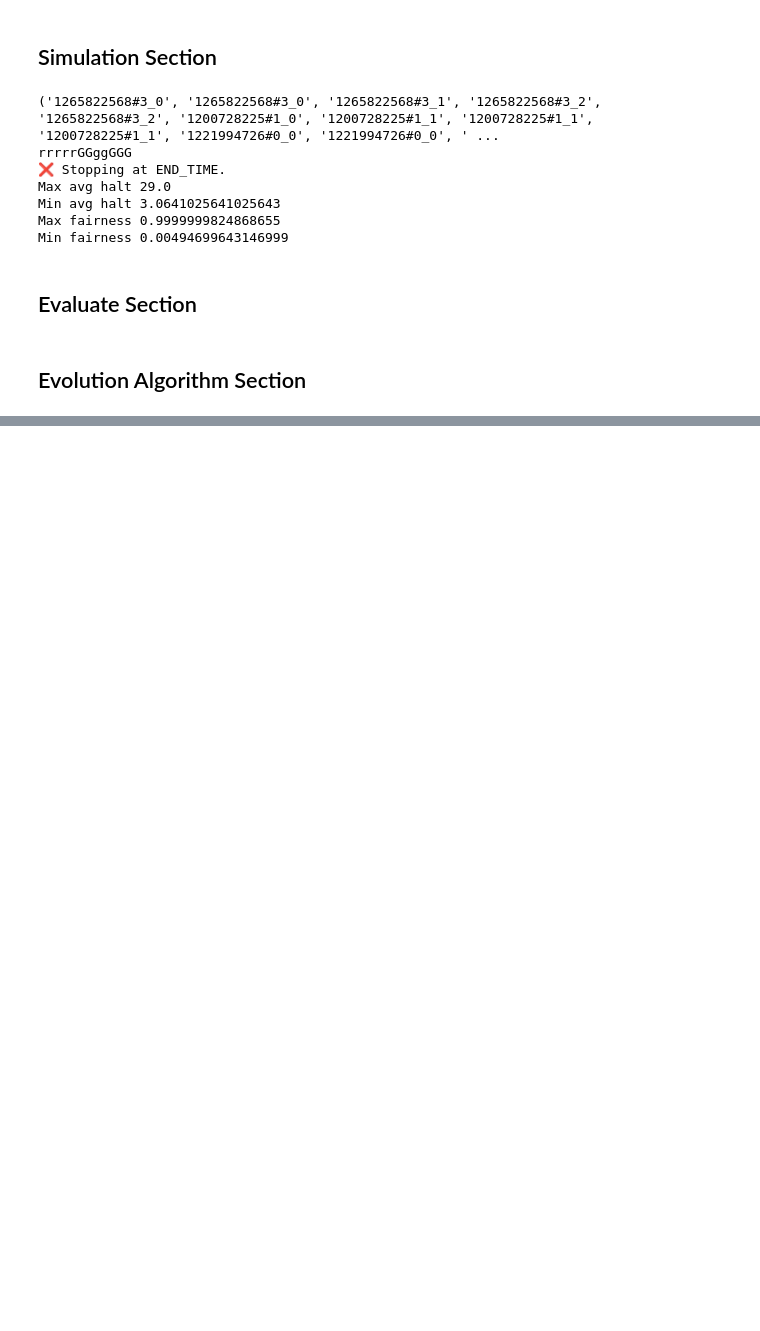
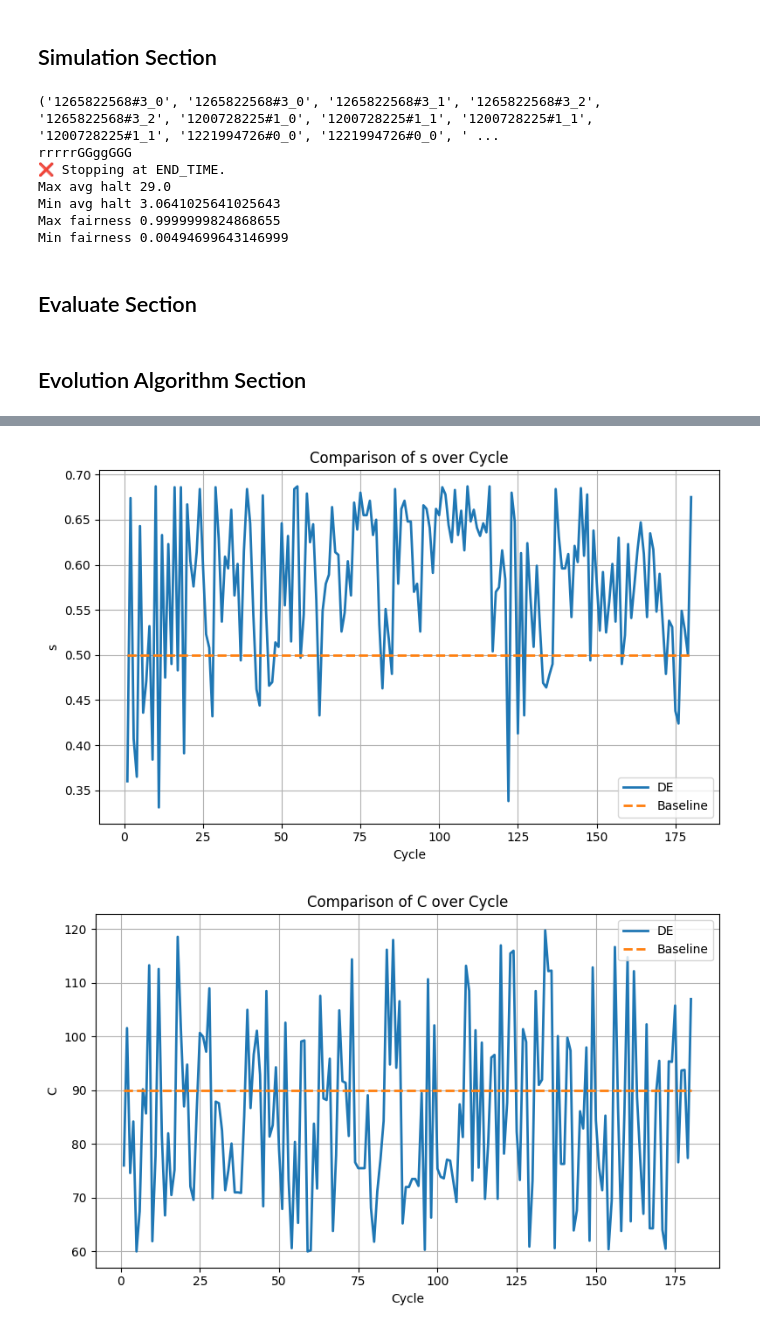
Before and after one commit to Kaos1105/EA_traffic_control, a Jupyter notebook: controller.ipynb, the cells around one changed output, grey strips where cells are left out. Drawn from its saved outputs; the diff is of its cells as text; code cells hidden in the pictures; blank space fills up the shorter version.

```diff
--- a/controller.ipynb
+++ b/controller.ipynb
@@ -663,31 +737,34 @@ def compare_logs_by_time(log_dir=LOG_DIR, baseline_prefix='traffic_baseline', de
         print(f"❌ Summary file not found: {de_path}")
         return
     if not os.path.exists(baseline_path):
         print(f"❌ Summary file not found: {baseline_path}")
         return
     # Load CSVs
     de = pd.read_csv(de_path)
     baseline = pd.read_csv(baseline_path)
 
      # Ensure same length / alignment
     min_len = min(len(de), len(baseline))
     de = de.head(min_len)
     baseline = baseline.head(min_len)
 
      # Variables to compare
     vars_to_plot = ["s", "C", "O1", "O2", "score_best"]
 
     # Plot each variable
     for v in vars_to_plot:
         plt.figure(figsize=(8, 5))
         plt.plot(de["cycle"], de[v], label="DE", linewidth=2)
         plt.plot(baseline["cycle"], baseline[v], label="Baseline", linestyle="--", linewidth=2)
         plt.xlabel("Cycle")
         plt.ylabel(v)
         plt.title(f"Comparison of {v} over Cycle")
         plt.legend()
         plt.grid(True)
         plt.tight_layout()
         plt.show()
 
-compare_logs_by_time(de_suffix='20251106_225623', baseline_suffix='20251107_081346')
+compare_logs_by_time(de_suffix='20251107_190626', baseline_suffix='20251107_202522')
+# %% [output]
+[figure, added]
+[figure, added]
```
Also changed, not shown: parts of 7 cells of this notebook, 2 other files.
